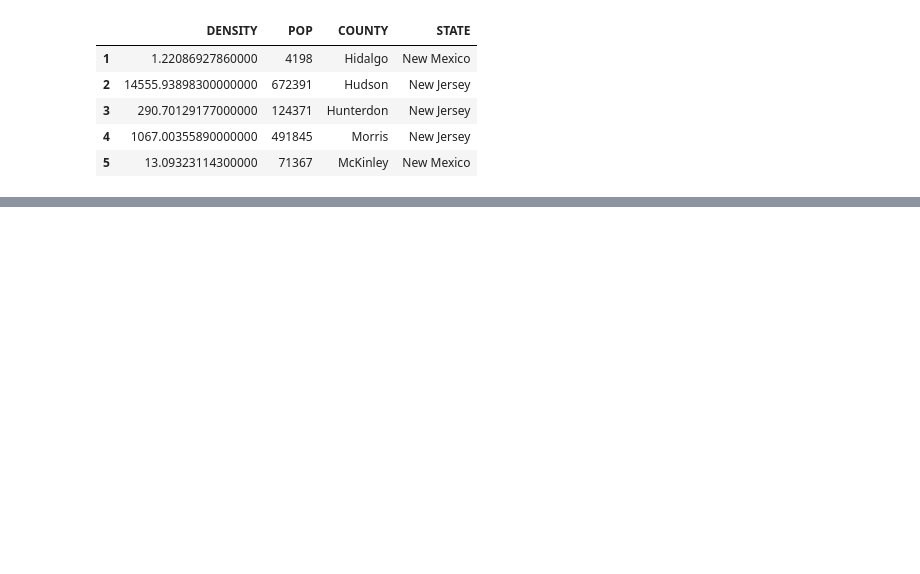
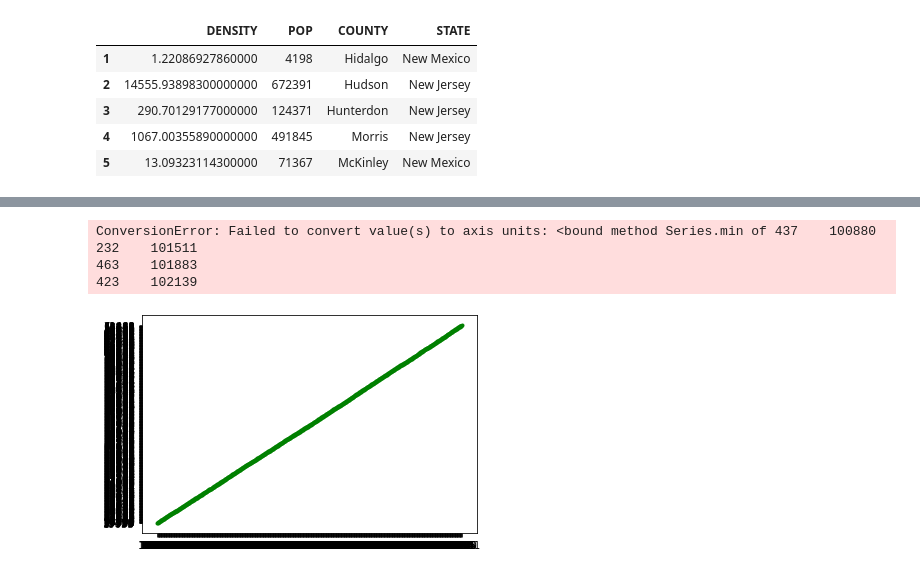
Before and after one commit to melindaeudy/Project_1, a Jupyter notebook: Project_1.ipynb, the cells around one changed output, grey strips where cells are left out. Saved outputs shown, nothing was run; the diff lists cells and outputs as text; code cells hidden in the pictures; blank space fills up the shorter version.

Commit message:
created a line chart showing a relationship between Density and SAGASSLT

```diff
--- a/Project_1.ipynb
+++ b/Project_1.ipynb
@@ -319,0 +318,19 @@ merged_Crime_df.head(15)
+# %%
+pop_sort = merged_Crime_df["POP"].sort_values()
+murd_sort = merged_Crime_df["SAGASSLT"].sort_values()
+
+x_values = pop_sort
+y_values = murd_sort
+
+plt.plot(x_values, y_values, color='green', marker='.')
+
+plt.xlim(x_values.min,x_values.max)
+plt.ylim(y_values.min,y_values.max)
+
+plt.show()
+# %% [output]
+ConversionError: Failed to convert value(s) to axis units: <bound method Series.min of 437    100880
+232    101511
+463    101883
+423    102139
+[figure, added]
```
Also changed, not shown: parts of 6 cells of this notebook.
